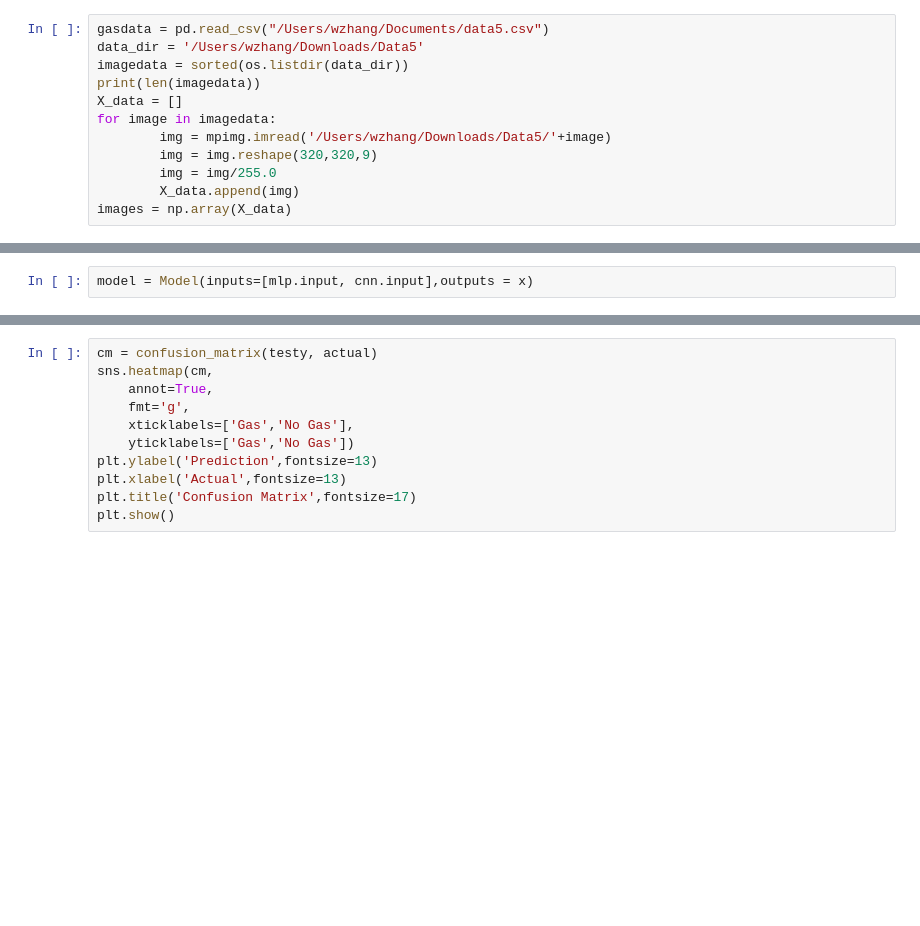
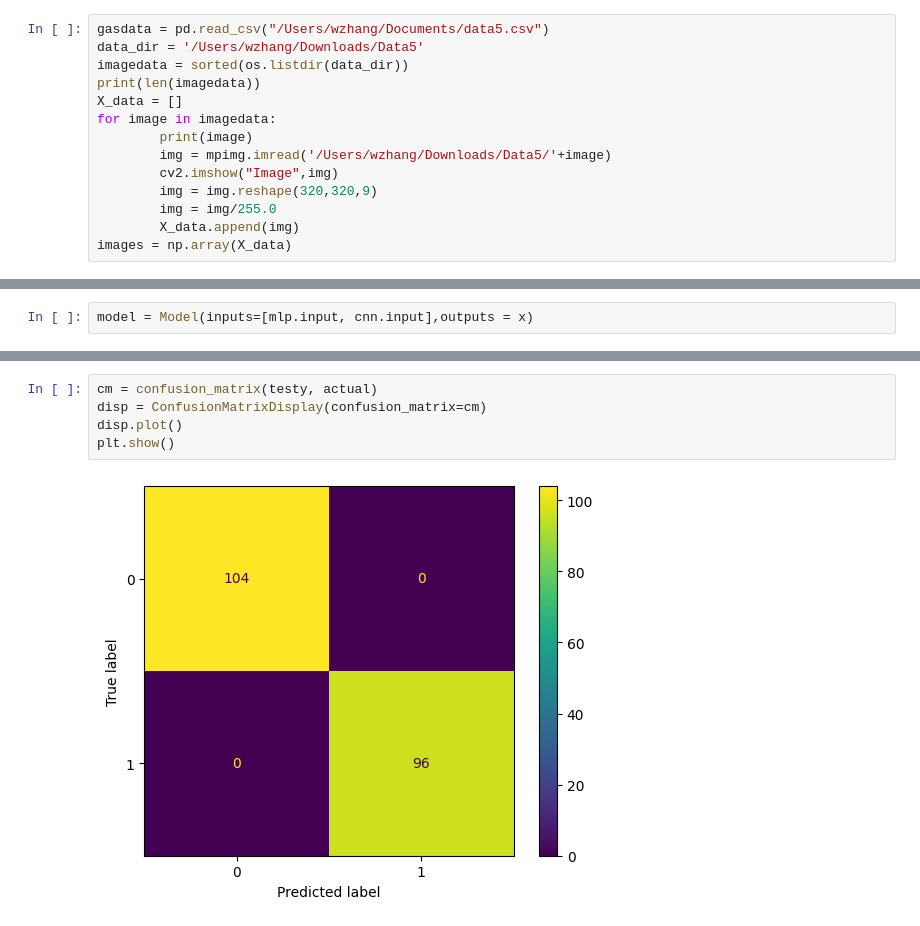
Before and after one commit to 26eddiez/a, a Jupyter notebook: test.ipynb, the cells around one changed output, grey strips where cells are left out. Cells and saved outputs as stored; diff of their text form; blank space fills up the shorter version.

```diff
--- a/test.ipynb
+++ b/test.ipynb
@@ -70,7 +70,9 @@ imagedata = sorted(os.listdir(data_dir))
 print(len(imagedata))
 X_data = []
 for image in imagedata:
+        print(image)
         img = mpimg.imread('/Users/wzhang/Downloads/Data5/'+image)
+        cv2.imshow("Image",img)
         img = img.reshape(320,320,9)
         img = img/255.0
         X_data.append(img)
@@ -164,11 +232,7 @@ print('F1 score: %f' % f1)
-# %%
-cm = confusion_matrix(testy, actual)
-sns.heatmap(cm,
-    annot=True,
-    fmt='g',
-    xticklabels=['Gas','No Gas'],
-    yticklabels=['Gas','No Gas'])
-plt.ylabel('Prediction',fontsize=13)
-plt.xlabel('Actual',fontsize=13)
-plt.title('Confusion Matrix',fontsize=17)
-plt.show()
+# %%
+cm = confusion_matrix(testy, actual)
+disp = ConfusionMatrixDisplay(confusion_matrix=cm)
+disp.plot()
+plt.show()
+# %% [output]
+[figure, added]
```
Also changed, not shown: parts of 11 cells of this notebook, 2 other files.
